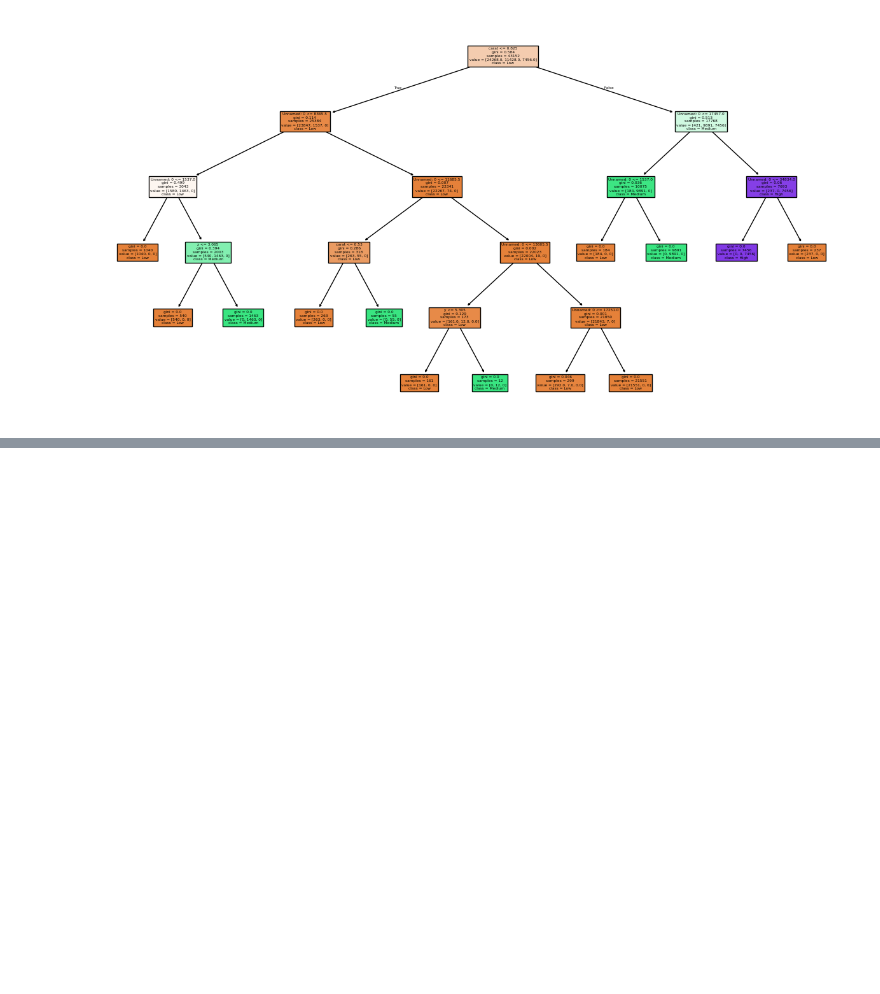
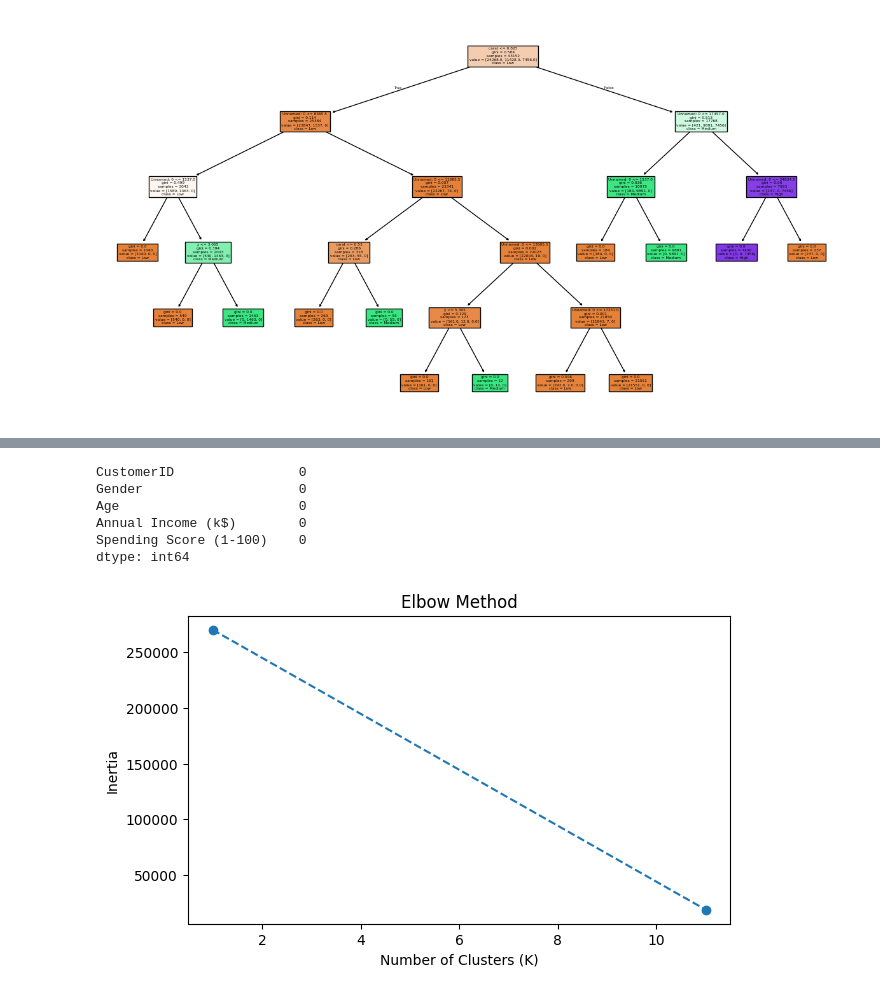
Before and after one commit to Dhyan-Shah/Sparks_AI_ML_Internship, a Jupyter notebook: ML/Practice/ML_Test.ipynb, the cells around one changed output, grey strips where cells are left out. Cells and saved outputs as stored; diff of their text form; code cells hidden in the pictures; blank space fills up the shorter version.

```diff
--- a/ML/Practice/ML_Test.ipynb
+++ b/ML/Practice/ML_Test.ipynb
@@ -2283,0 +2512,8 @@ plt.show()
+# %%
+model = DecisionTreeRegressor(
+
+    max_depth=5,
+    random_state=42
+)
+
+model.fit(X_train, y_train)
@@ -2283,0 +2532,2 @@ plt.show()
+# %%
+df21=pd.read_csv('./Mall_Customers 2.csv')
@@ -2283,0 +2558,38 @@ plt.show()
+# %%
+df21.isnull().sum()
+# %% [output]
+CustomerID                0
+Gender                    0
+Age                       0
+Annual Income (k$)        0
+Spending Score (1-100)    0
+dtype: int64
+# %%
+X = df21[['Annual Income (k$)',
+        'Spending Score (1-100)']]
+# %%
+inertia=[]
+k_range=(1,11)
+for k in k_range:
+    model=KMeans(n_clusters=k,random_state=42)
+    model.fit(X)
+    inertia.append(model.inertia_)
+# %%
+plt.figure(figsize=(7,4))
+
+plt.plot(
+    k_range,
+    inertia,
+    marker='o',
+    linestyle='--'
+)
+
+plt.title("Elbow Method")
+
+plt.xlabel("Number of Clusters (K)")
+
+plt.ylabel("Inertia")
+
+plt.show()
+# %% [output]
+[figure, added]
```
Also changed, not shown: parts of 38 cells of this notebook, 1 other file.
